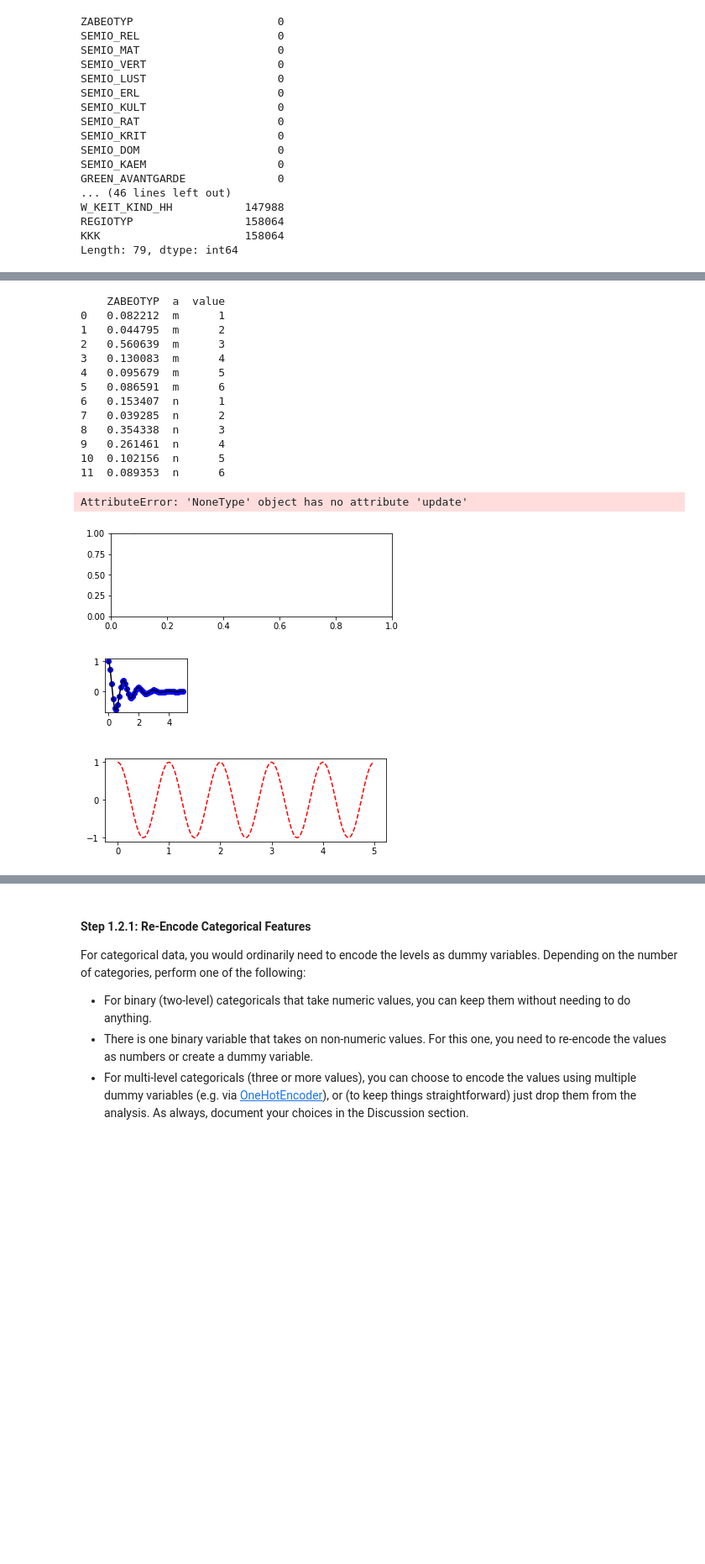
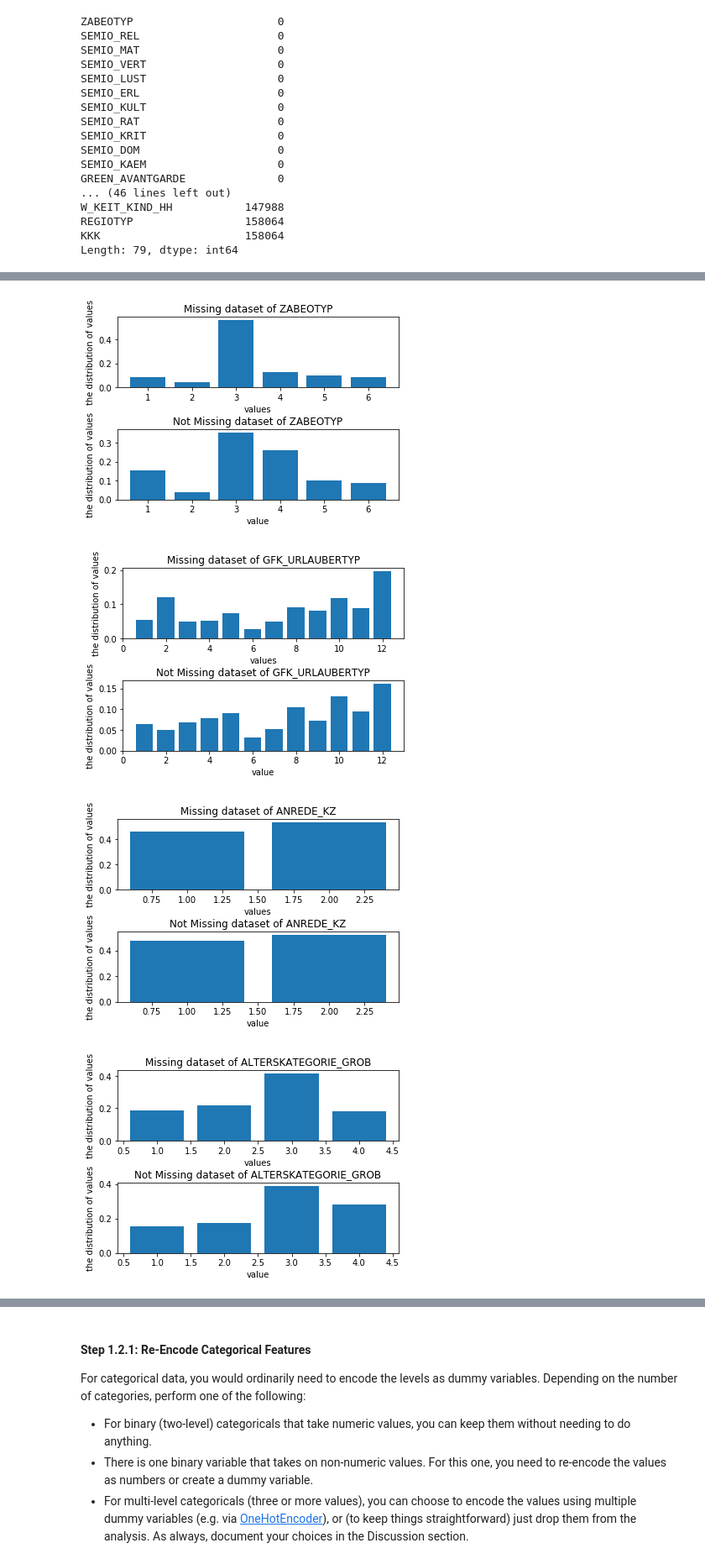
Before and after one commit to xueweiyema/IdentifyCustomer, a Jupyter notebook: Identify_Customer_Segments.ipynb, the cells around one changed output, grey strips where cells are left out. Shown at 84% size. Drawn from its saved outputs; the diff is of its cells as text; code cells hidden in the pictures; blank space fills up the shorter version.

```diff
--- a/Identify_Customer_Segments.ipynb
+++ b/Identify_Customer_Segments.ipynb
@@ -264,7 +295,7 @@ REGIOTYP                 158064
 KKK                      158064
 Length: 79, dtype: int64
 # %%
-# Compare attribute 'ZABEOTYP','FINANZTYP','ANREDE_KZ','ALTERSKATEGORIE_GROB','LP_STATUS_GROB'
-compare_list=['ZABEOTYP','FINANZTYP','ANREDE_KZ','ALTERSKATEGORIE_GROB','LP_STATUS_GROB']
+# Compare attribute 'ZABEOTYP','GFK_URLAUBERTYP','ANREDE_KZ','ALTERSKATEGORIE_GROB','LP_STATUS_GROB'
+compare_list=['ZABEOTYP','GFK_URLAUBERTYP','ANREDE_KZ','ALTERSKATEGORIE_GROB','LP_STATUS_GROB']
 print(miss_azidas[compare_list])
 # %% [output]
@@ -287,51 +318,35 @@ print(miss_azidas[compare_list])
 [63713 rows x 5 columns]
 # %%
 # miss_azidas['ZABEOTYP']=
-df1=pd.DataFrame((miss_azidas['ZABEOTYP'].value_counts() / miss_azidas['ZABEOTYP'].count()).sort_index())
-df1['a']='m'
-df1['value']=df1.index
-df2=pd.DataFrame((nomiss_azdias['ZABEOTYP'].value_counts() / nomiss_azdias['ZABEOTYP'].count()).sort_index())
-df2['a']='n'
-df2['value']=df2.index
-res = pd.concat([df1, df2], axis=0, ignore_index=True)
-print(res)
+def compare_dataset(attribute):
+    df1=pd.DataFrame((miss_azidas[attribute].value_counts() / miss_azidas[attribute].count()).sort_index())
+    df1['value']=df1.index
 
-plt.figure(1)
-plt.subplot(211)
-plt.plot(df1, df1['value'])
+    df2=pd.DataFrame((nomiss_azdias[attribute].value_counts() / nomiss_azdias[attribute].count()).sort_index())
+    df2['value']=df2.index
+    # res = pd.concat([df1, df2], axis=0, ignore_index=True)
+    # print(res)
 
-plt.subplot(212)
-plt.plot(t2, np.cos(2*np.pi*t2), 'r--')
-plt.show()
+    plt.subplots_adjust(left=None, bottom=None, right=None, top=None,
+                wspace=None, hspace=0.6)
+
+    ax1=plt.subplot(211)
+    plt.bar(df1['value'],df1[attribute])
+    ax1.set_title('Missing dataset of '+attribute)
+    ax1.set_xlabel('values')
+    ax1.set_ylabel('the distribution of values')
+
+    ax2=plt.subplot(212)
+    plt.bar(df2['value'],df2[attribute])
+    ax2.set_title('Not Missing dataset of '+attribute)
+    ax2.set_xlabel('value')
+    ax2.set_ylabel('the distribution of values')
+    plt.show()
-# %% [output]
-    ZABEOTYP  a  value
-0   0.082212  m      1
-1   0.044795  m      2
-2   0.560639  m      3
-3   0.130083  m      4
-4   0.095679  m      5
-5   0.086591  m      6
-6   0.153407  n      1
-7   0.039285  n      2
-8   0.354338  n      3
-9   0.261461  n      4
-10  0.102156  n      5
-11  0.089353  n      6
-AttributeError: 'NoneType' object has no attribute 'update'
-[figure, removed]
-# %%
-def f(t):
-    return np.exp(-t) * np.cos(2*np.pi*t)
-
-t1 = np.arange(0.0, 5.0, 0.1)
-t2 = np.arange(0.0, 5.0, 0.02)
-
-plt.figure(1)
-plt.subplot(211)
-plt.plot(t1, f(t1), 'bo', t2, f(t2), 'k')
-
-plt.subplot(212)
-plt.plot(t2, np.cos(2*np.pi*t2), 'r--')
-plt.show()
-# %% [output]
-[figure, removed]
+# %%
+for l in compare_list:
+    compare_dataset(l)
+# %% [output]
+[figure, added]
+[figure, added]
+[figure, added]
+[figure, added]
```
Also changed, not shown: parts of 8 cells of this notebook.
